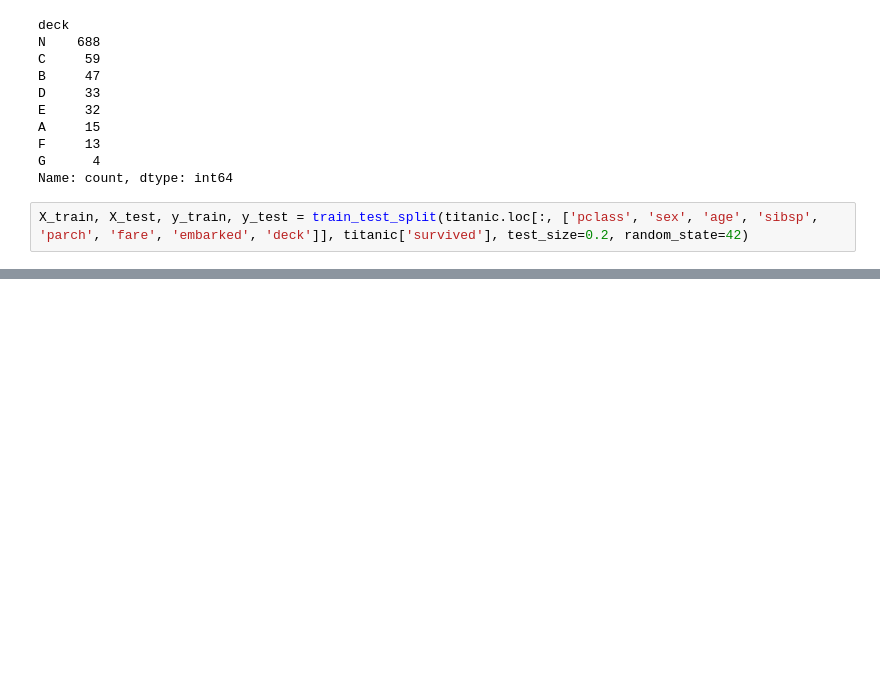
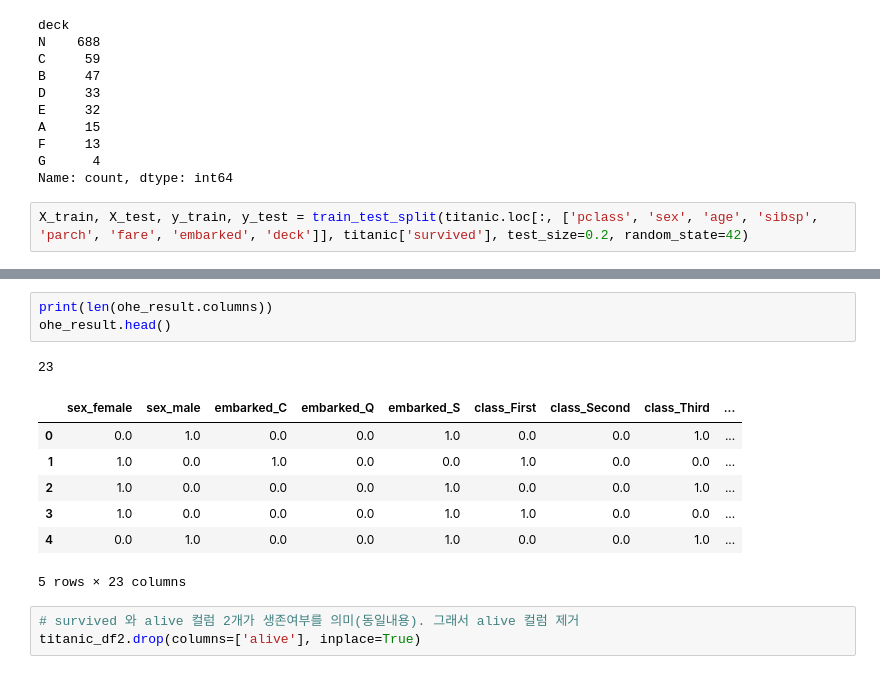
Before and after one commit to kimgyeongmin5348/data-collection-workspace, a Jupyter notebook: data23_ML_분류분석_titanic.ipynb, the cells around one changed output, grey strips where cells are left out. Cells and saved outputs as stored; diff of their text form; blank space fills up the shorter version.

```diff
--- a/data23_ML_분류분석_titanic.ipynb
+++ b/data23_ML_분류분석_titanic.ipynb
@@ -139,0 +273,15 @@ import
+# %%
+print(len(ohe_result.columns))
+ohe_result.head()
+# %% [output]
+23
+|  | sex_female | sex_male | embarked_C | embarked_Q | embarked_S | class_First | class_Second | class_Third | ... |
+| 0 | 0.0 | 1.0 | 0.0 | 0.0 | 1.0 | 0.0 | 0.0 | 1.0 | ... |
+| 1 | 1.0 | 0.0 | 1.0 | 0.0 | 0.0 | 1.0 | 0.0 | 0.0 | ... |
+| 2 | 1.0 | 0.0 | 0.0 | 0.0 | 1.0 | 0.0 | 0.0 | 1.0 | ... |
+| 3 | 1.0 | 0.0 | 0.0 | 0.0 | 1.0 | 1.0 | 0.0 | 0.0 | ... |
+| 4 | 0.0 | 1.0 | 0.0 | 0.0 | 1.0 | 0.0 | 0.0 | 1.0 | ... |
+5 rows × 23 columns
+# %%
+# survived 와 alive 컬럼 2개가 생존여부를 의미(동일내용). 그래서 alive 컬럼 제거
+titanic_df2.drop(columns=['alive'], inplace=True)
```
Also changed, not shown: parts of 25 cells of this notebook, 3 other files.
